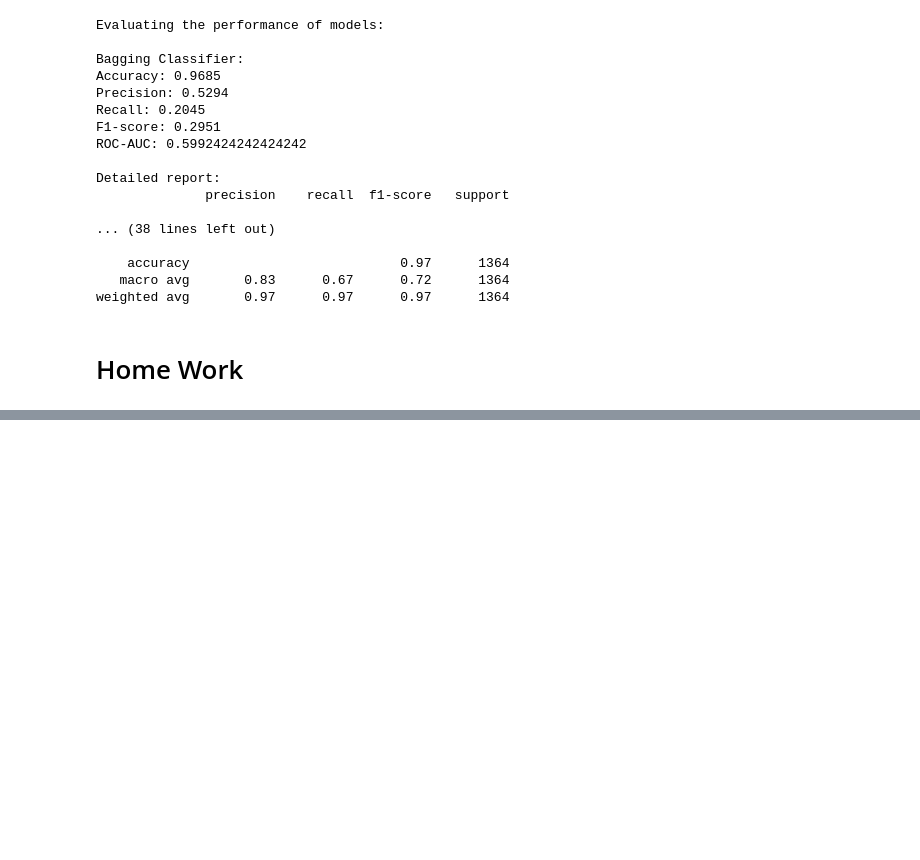
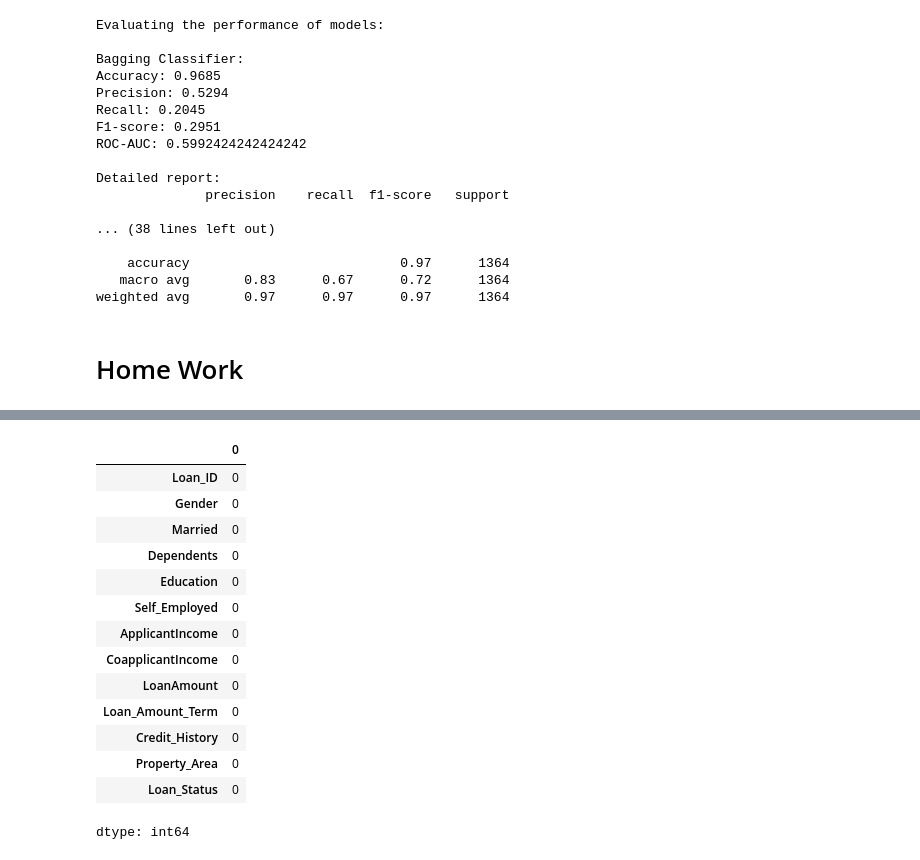
Before and after one commit to i-jaha/DataScience-Python, a Jupyter notebook: Week 6/DS_Week6.ipynb, the cells around one changed output, grey strips where cells are left out. Saved outputs shown, nothing was run; the diff lists cells and outputs as text; code cells hidden in the pictures; blank space fills up the shorter version.

```diff
--- a/Week 6/DS_Week6.ipynb
+++ b/Week 6/DS_Week6.ipynb
@@ -1690,0 +1770,31 @@ weighted avg       0.97      0.97      0.97      1364
+# %%
+# Categorical features
+df['Gender'] = df['Gender'].fillna(df['Gender'].mode()[0])
+df['Married'] = df['Married'].fillna(df['Married'].mode()[0])
+df['Dependents'] = df['Dependents'].fillna(df['Dependents'].mode()[0])
+df['Self_Employed'] = df['Self_Employed'].fillna(df['Self_Employed'].mode()[0])
+
+# Numerical features
+df['LoanAmount'] = df['LoanAmount'].fillna(df['LoanAmount'].median())
+df['Loan_Amount_Term'] = df['Loan_Amount_Term'].fillna(df['Loan_Amount_Term'].median())
+
+# Binary feature
+df['Credit_History'] = df['Credit_History'].fillna(df['Credit_History'].mode()[0])
+# %%
+df.isnull().sum()
+# %% [output]
+|  | 0 |
+| Loan_ID | 0 |
+| Gender | 0 |
+| Married | 0 |
+| Dependents | 0 |
+| Education | 0 |
+| Self_Employed | 0 |
+| ApplicantIncome | 0 |
+| CoapplicantIncome | 0 |
+| LoanAmount | 0 |
+| Loan_Amount_Term | 0 |
+| Credit_History | 0 |
+| Property_Area | 0 |
+| Loan_Status | 0 |
+dtype: int64
```
Also changed, not shown: parts of 8 cells of this notebook.
